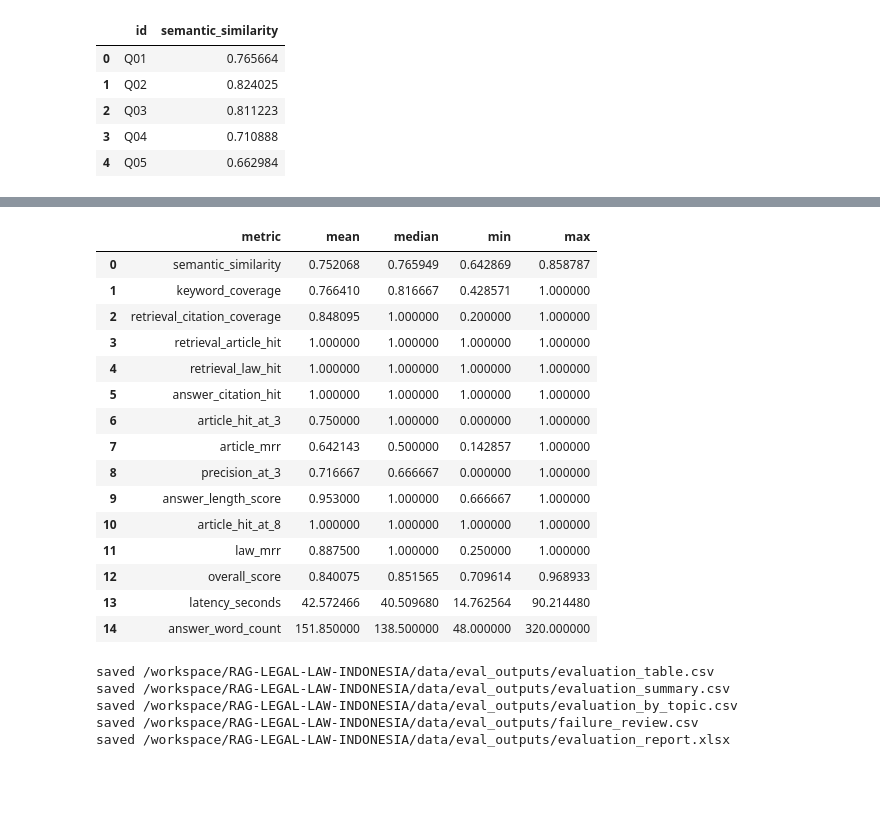
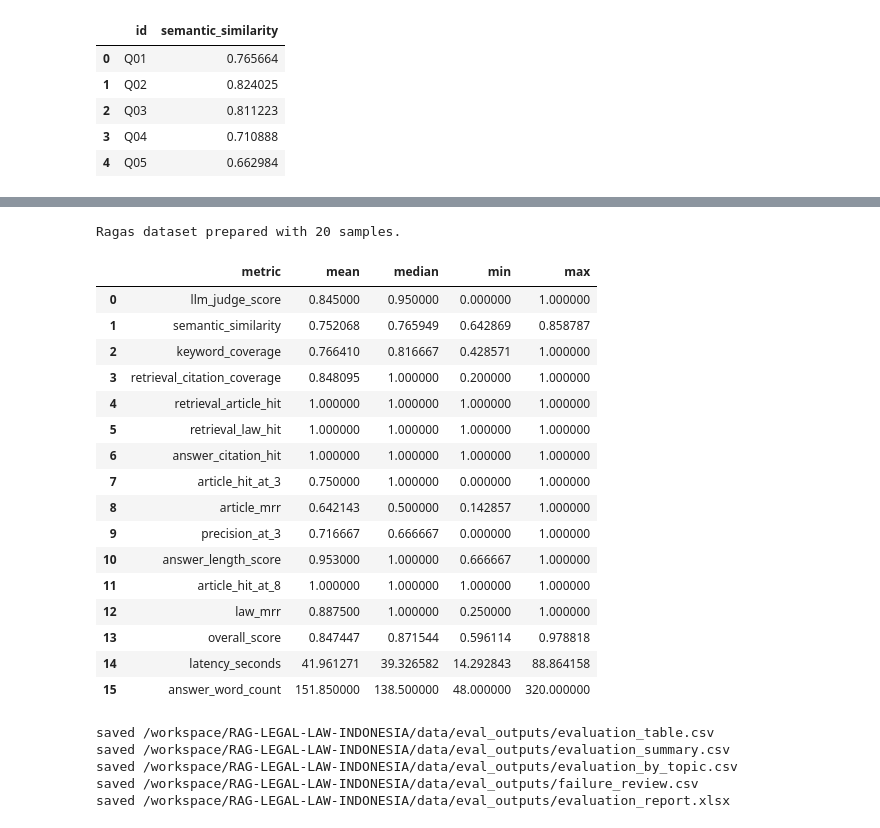
Before and after one commit to sulthanarif/RAG-LEGAL-LAW-INDONESIA, a Jupyter notebook: notebooks/05_evaluasi_otomatis_plot.ipynb, the cells around one changed output, grey strips where cells are left out. Cells and saved outputs as stored; diff of their text form; code cells hidden in the pictures; blank space fills up the shorter version.

```diff
--- a/notebooks/05_evaluasi_otomatis_plot.ipynb
+++ b/notebooks/05_evaluasi_otomatis_plot.ipynb
@@ -520,14 +563,41 @@ df[["id", "semantic_similarity"]].head()
+# %%
+from datasets import Dataset
+
+def prepare_ragas_dataset(df_eval):
+    data = {
+        "question": df_eval["question"].tolist(),
+        "answer": df_eval["answer"].tolist(),
+        "contexts": [],
+        "ground_truth": df_eval["expected_answer"].tolist()
+    }
+
+    for _, row in df_eval.iterrows():
+        refs = json.loads(row["retrieved_references_json"])
+        data["contexts"].append([r["text_preview"] for r in refs])
+
+    return Dataset.from_dict(data)
+
+ragas_ds = prepare_ragas_dataset(df)
+print("Ragas dataset prepared with", len(ragas_ds), "samples.")
+# Contoh penggunaan jika OpenAI Key tersedia:
+# from ragas import evaluate
+# from ragas.metrics import faithfulness, answer_relevancy
+# result = evaluate(ragas_ds, metrics=[faithfulness, answer_relevancy])
+# print(result)
+# %% [output]
+Ragas dataset prepared with 20 samples.
 # %%
 weights = {
-    "semantic_similarity": 0.22,
-    "keyword_coverage": 0.18,
-    "retrieval_citation_coverage": 0.16,
-    "retrieval_article_hit": 0.12,
-    "retrieval_law_hit": 0.08,
+    "llm_judge_score": 0.20,
+    "semantic_similarity": 0.15,
+    "keyword_coverage": 0.15,
+    "retrieval_citation_coverage": 0.15,
+    "retrieval_article_hit": 0.10,
+    "retrieval_law_hit": 0.05,
     "answer_citation_hit": 0.10,
-    "article_hit_at_3": 0.06,
-    "article_mrr": 0.05,
-    "precision_at_3": 0.02,
+    "article_hit_at_3": 0.05,
+    "article_mrr": 0.03,
+    "precision_at_3": 0.01,
     "answer_length_score": 0.01,
 }
 
@@ -537,49 +607,51 @@ df["quality_label"] = pd.cut(
     bins=[-0.01, 0.50, 0.70, 0.85, 1.01],
     labels=["poor", "fair", "good", "excellent"]
 )
 
 metric_cols = list(weights.keys()) + ["article_hit_at_8", "law_mrr", "overall_score", "latency_seconds", "answer_word_count"]
 summary = pd.DataFrame({
     "metric": metric_cols,
     "mean": [df[k].mean() for k in metric_cols],
     "median": [df[k].median() for k in metric_cols],
     "min": [df[k].min() for k in metric_cols],
     "max": [df[k].max() for k in metric_cols],
 })
 
 by_topic = df.groupby("topic", dropna=False).agg(
     question_count=("id", "count"),
     overall_score=("overall_score", "mean"),
+    llm_judge_score=("llm_judge_score", "mean"),
     semantic_similarity=("semantic_similarity", "mean"),
     keyword_coverage=("keyword_coverage", "mean"),
     retrieval_citation_coverage=("retrieval_citation_coverage", "mean"),
     retrieval_article_hit=("retrieval_article_hit", "mean"),
     answer_citation_hit=("answer_citation_hit", "mean"),
     latency_seconds=("latency_seconds", "mean"),
 ).reset_index()
 
 failure_review = df.sort_values("overall_score").loc[:, [
-    "id", "topic", "question", "answer", "expected_answer", "overall_score",
+    "id", "topic", "question", "answer", "expected_answer", "overall_score", "llm_judge_score",
     "quality_label", "keyword_missing", "expected_article_rank", "expected_law_rank", "top1_reference"
 ]]
 summary
 # %% [output]
 |  | metric | mean | median | min | max |
-| 0 | semantic_similarity | 0.752068 | 0.765949 | 0.642869 | 0.858787 |
-| 1 | keyword_coverage | 0.766410 | 0.816667 | 0.428571 | 1.000000 |
-| 2 | retrieval_citation_coverage | 0.848095 | 1.000000 | 0.200000 | 1.000000 |
-| 3 | retrieval_article_hit | 1.000000 | 1.000000 | 1.000000 | 1.000000 |
-| 4 | retrieval_law_hit | 1.000000 | 1.000000 | 1.000000 | 1.000000 |
-| 5 | answer_citation_hit | 1.000000 | 1.000000 | 1.000000 | 1.000000 |
-| 6 | article_hit_at_3 | 0.750000 | 1.000000 | 0.000000 | 1.000000 |
-| 7 | article_mrr | 0.642143 | 0.500000 | 0.142857 | 1.000000 |
-| 8 | precision_at_3 | 0.716667 | 0.666667 | 0.000000 | 1.000000 |
-| 9 | answer_length_score | 0.953000 | 1.000000 | 0.666667 | 1.000000 |
-| 10 | article_hit_at_8 | 1.000000 | 1.000000 | 1.000000 | 1.000000 |
-| 11 | law_mrr | 0.887500 | 1.000000 | 0.250000 | 1.000000 |
-| 12 | overall_score | 0.840075 | 0.851565 | 0.709614 | 0.968933 |
-| 13 | latency_seconds | 42.572466 | 40.509680 | 14.762564 | 90.214480 |
-| 14 | answer_word_count | 151.850000 | 138.500000 | 48.000000 | 320.000000 |
+| 0 | llm_judge_score | 0.845000 | 0.950000 | 0.000000 | 1.000000 |
+| 1 | semantic_similarity | 0.752068 | 0.765949 | 0.642869 | 0.858787 |
+| 2 | keyword_coverage | 0.766410 | 0.816667 | 0.428571 | 1.000000 |
+| 3 | retrieval_citation_coverage | 0.848095 | 1.000000 | 0.200000 | 1.000000 |
+| 4 | retrieval_article_hit | 1.000000 | 1.000000 | 1.000000 | 1.000000 |
+| 5 | retrieval_law_hit | 1.000000 | 1.000000 | 1.000000 | 1.000000 |
+| 6 | answer_citation_hit | 1.000000 | 1.000000 | 1.000000 | 1.000000 |
+| 7 | article_hit_at_3 | 0.750000 | 1.000000 | 0.000000 | 1.000000 |
+| 8 | article_mrr | 0.642143 | 0.500000 | 0.142857 | 1.000000 |
+| 9 | precision_at_3 | 0.716667 | 0.666667 | 0.000000 | 1.000000 |
+| 10 | answer_length_score | 0.953000 | 1.000000 | 0.666667 | 1.000000 |
+| 11 | article_hit_at_8 | 1.000000 | 1.000000 | 1.000000 | 1.000000 |
+| 12 | law_mrr | 0.887500 | 1.000000 | 0.250000 | 1.000000 |
+| 13 | overall_score | 0.847447 | 0.871544 | 0.596114 | 0.978818 |
+| 14 | latency_seconds | 41.961271 | 39.326582 | 14.292843 | 88.864158 |
+| 15 | answer_word_count | 151.850000 | 138.500000 | 48.000000 | 320.000000 |
 # %%
 eval_csv = OUTPUT_DIR / "evaluation_table.csv"
 summary_csv = OUTPUT_DIR / "evaluation_summary.csv"
```
Also changed, not shown: parts of 7 cells of this notebook, 18 other files.
